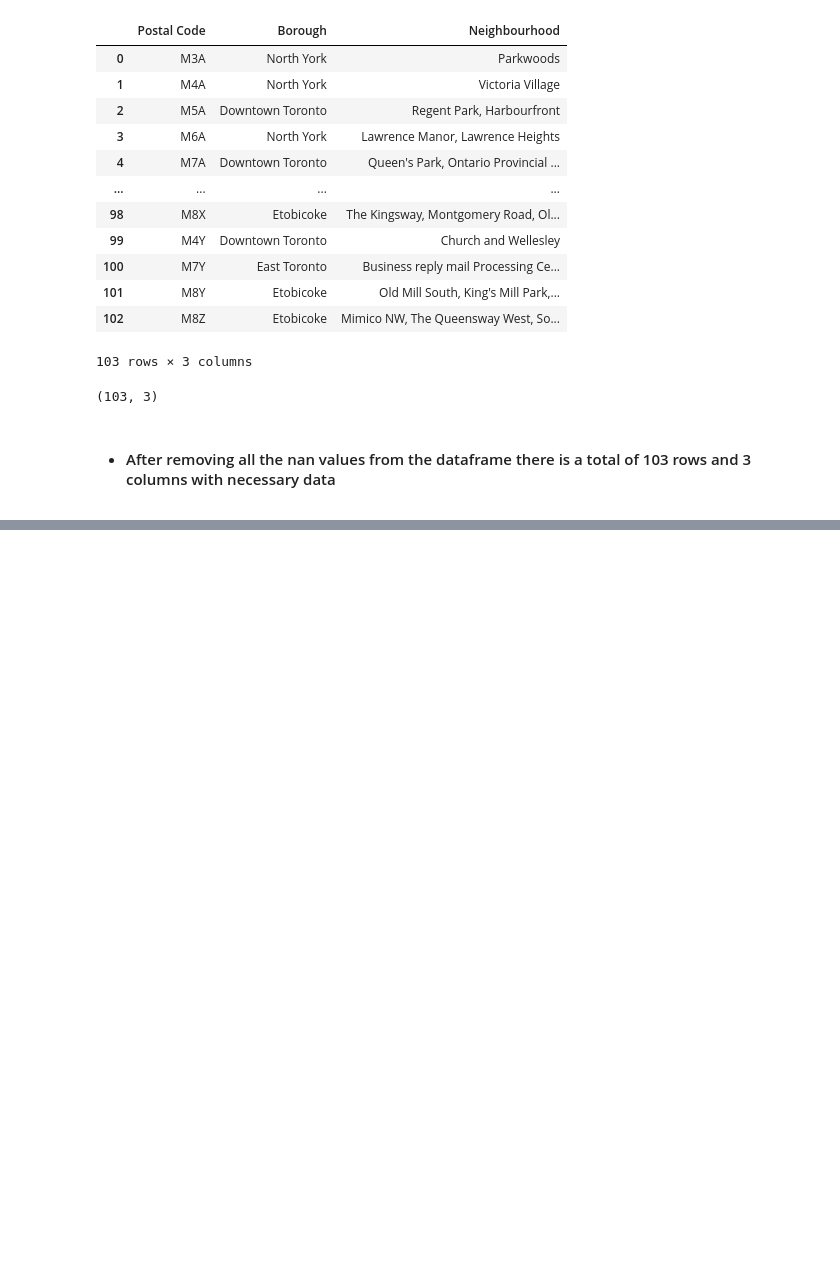
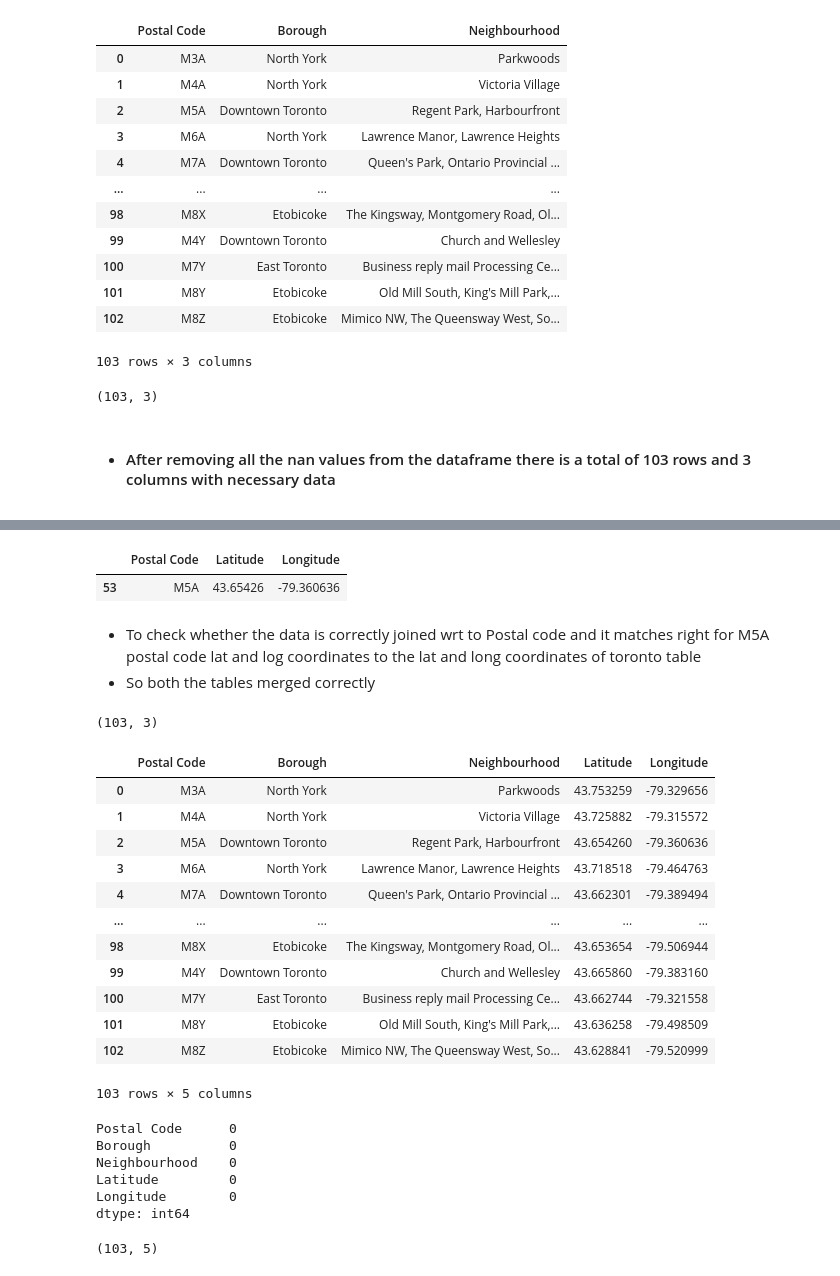
Before and after one commit to Yamini-DS/Coursera_Capstone, a Jupyter notebook: Toronto files with webscraping/Webscraping for toronto data.ipynb, the cells around one changed output, grey strips where cells are left out. Saved outputs shown, nothing was run; the diff lists cells and outputs as text; code cells hidden in the pictures; blank space fills up the shorter version.

Commit message:
Toronto data with lat & long

```diff
--- a/Toronto files with webscraping/Webscraping for toronto data.ipynb
+++ b/Toronto files with webscraping/Webscraping for toronto data.ipynb
@@ -656,0 +711,3 @@ toronto_table.shape
+# %%
+latnlong=pd.read_csv('Geospatial_Coordinates.csv')
+latnlong.head()
@@ -656,0 +721,42 @@ toronto_table.shape
+# %%
+latnlong[(latnlong['Postal Code']=='M5A')]
+# %% [output]
+|  | Postal Code | Latitude | Longitude |
+| 53 | M5A | 43.65426 | -79.360636 |
+# %% [markdown]
+- To check whether the data is correctly joined wrt to Postal code and it matches right for M5A postal code lat and log coordinates to the lat and long coordinates of toronto table
+- So both the tables merged correctly
+# %%
+latnlong.shape
+# %% [output]
+(103, 3)
+# %%
+merged_left = pd.merge(left=toronto_table, right=latnlong, how='left', left_on='Postal Code', right_on='Postal Code')
+merged_left
+# %% [output]
+|  | Postal Code | Borough | Neighbourhood | Latitude | Longitude |
+| 0 | M3A | North York | Parkwoods | 43.753259 | -79.329656 |
+| 1 | M4A | North York | Victoria Village | 43.725882 | -79.315572 |
+| 2 | M5A | Downtown Toronto | Regent Park, Harbourfront | 43.654260 | -79.360636 |
+| 3 | M6A | North York | Lawrence Manor, Lawrence Heights | 43.718518 | -79.464763 |
+| 4 | M7A | Downtown Toronto | Queen's Park, Ontario Provincial ... | 43.662301 | -79.389494 |
+| ... | ... | ... | ... | ... | ... |
+| 98 | M8X | Etobicoke | The Kingsway, Montgomery Road, Ol... | 43.653654 | -79.506944 |
+| 99 | M4Y | Downtown Toronto | Church and Wellesley | 43.665860 | -79.383160 |
+| 100 | M7Y | East Toronto | Business reply mail Processing Ce... | 43.662744 | -79.321558 |
+| 101 | M8Y | Etobicoke | Old Mill South, King's Mill Park,... | 43.636258 | -79.498509 |
+| 102 | M8Z | Etobicoke | Mimico NW, The Queensway West, So... | 43.628841 | -79.520999 |
+103 rows × 5 columns
+# %%
+merged_left.isnull().sum()
+# %% [output]
+Postal Code      0
+Borough          0
+Neighbourhood    0
+Latitude         0
+Longitude        0
+dtype: int64
+# %%
+merged_left.shape
+# %% [output]
+(103, 5)
```
Also changed, not shown: parts of 8 cells of this notebook.
